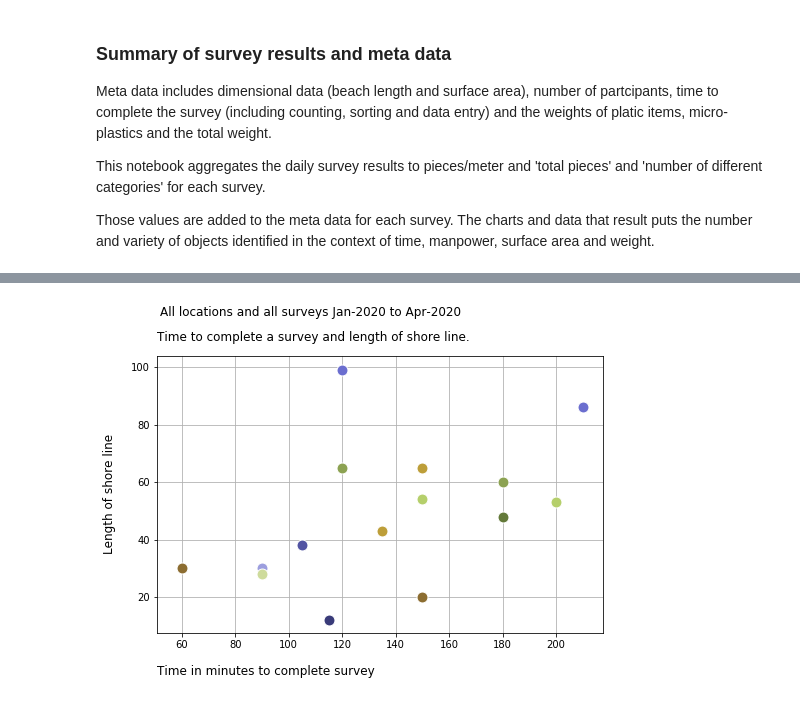
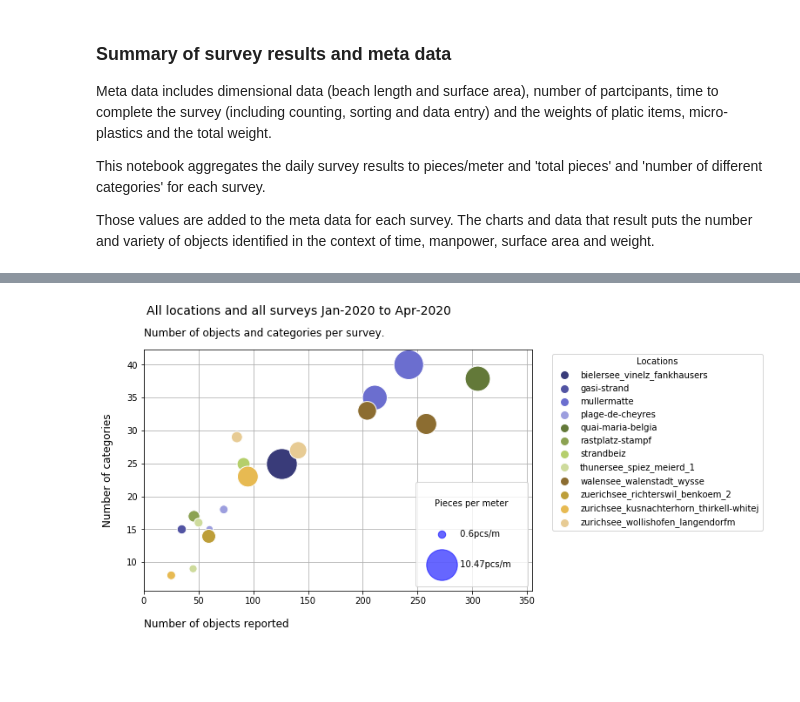
Before and after one commit to hammerdirt-analyst/survey_qc, a Jupyter notebook: summary_dims_daily_totals.ipynb, the cells around one changed output, grey strips where cells are left out. Drawn from its saved outputs; the diff is of its cells as text; code cells hidden in the pictures; blank space fills up the shorter version.

Commit message:
added bubble charts

```diff
--- a/summary_dims_daily_totals.ipynb
+++ b/summary_dims_daily_totals.ipynb
@@ -43,7 +43,7 @@ check_for_folders(folders, here)
 my_folders = make_folders(folders, here)
 
 # make a project folder to store charts
-project_name = "summary_dims_daily_totals/"
+project_name = "summary_scatter_bubbles/"
 project_directory = make_project_folder(my_folders['charts'], project_name)
 
 print(project_directory)
@@ -144,44 +101,77 @@ dims_df
 # assign variables
 
 # the figure title:
-water_body = ""
 
 point_size = 120
-x ='time_minutes'
-y = 'length'
+x ='quantity'
+y = 'variety'
 z = 'pcs_m'
 z_is_true = False
 
-# define the date range
-# if you want all data leave as is or supple the start and end dates and remove comment from
+# !!define the date range!!
+# if you want all data leave as is or supply the start and end dates and remove the comment from
 # the method 'start_end_date' and comment the 'date_range = 'All' statement
+
 start_date = '2020-04-01'
 end_date = '2020-04-23'
 # date_range = start_end_date(start_date,end_date, "%Y-%m-%d")
 date_range = 'All'
 
 # dates for the figure title if you are using 'All' make sure the max date has the current month and year
 min_date = "Jan-2020"
 max_date = "Apr-2020"
 
 # put the xaxis value first
-file_name = '{}-{}-length-time'.format(min_date, max_date)
+file_name = '{}-{}-quantity-variety'.format(min_date, max_date)
 
 # legend and title contents
-chart_title = 'Time to complete a survey and length of shore line.'
+chart_title = 'Number of objects and categories per survey.'
 figure_title = 'All locations and all surveys {} to {}'.format(min_date, max_date)
 legend_title = 'Location'
 
+# set the legend style and the location of the bounding box
+the_legend_style = legend_style(title=legend_title)
+
+# set the legend title and alignment
+legend_title = legend_t_align()
+
 # Axis labels
-y_axis = axis_label_props(label='Length of shore line')
-
-x_axis = axis_label_props(label='Time in minutes to complete survey')
-
+y_axis = axis_label_props(label='Number of categories', sz=12)
+x_axis = axis_label_props(label='Number of objects reported', sz=12)
+# \n*Time includes collection, sorting, counting, measuring and data entry
 # provide the border color for the points
 edge_color = 'white'
-
 
 # choose wether to use a tight layout or not:
 tight_layout = False
 
-# get the relevant data
+# these are the arguments for the chart method. You can change the defualt values for any method.
+# open a cell and type help(name_of_method) it will tell you what the current default arguments are.
+
+kwargs = {
+     "min_date":min_date,
+     "max_date":max_date,
+     "a_df":dims_df,
+     "x":x,
+     "y":y,
+     "z":z,
+     "date_range":date_range,
+     "title_style":title_styles(fs=12),
+     "the_title_position":title_position(),
+     "the_title":title_content(label=chart_title),
+     "sup_title_style":title_styles(fs=14,fw='roman'),
+     "sup_title_position":the_sup_title_position(),
+     "the_sup_title":title_content(label=figure_title),
+     "point_size":point_size,
+     "edge_c":edge_color,
+     "the_legend_style":the_legend_style,
+     "legend_title":legend_title,
+     "y_axis":y_axis,
+     "x_axis":x_axis,
+     "subplot_params":adjust_subplot_params(),
+     "save_this":file_params(project_directory, file_name, ['.svg','.jpeg']),
+     "tight_layout":tight_layout
+ }
+x_y_scatter(**kwargs)
+# %% [output]
+[figure, added]
@@ -253,4 +177,0 @@ kwargs = {
-# %%
-x_y_scatter(**kwargs)
-# %% [output]
-[figure, removed]
```
Also changed, not shown: parts of 8 cells of this notebook, 38 other files.
